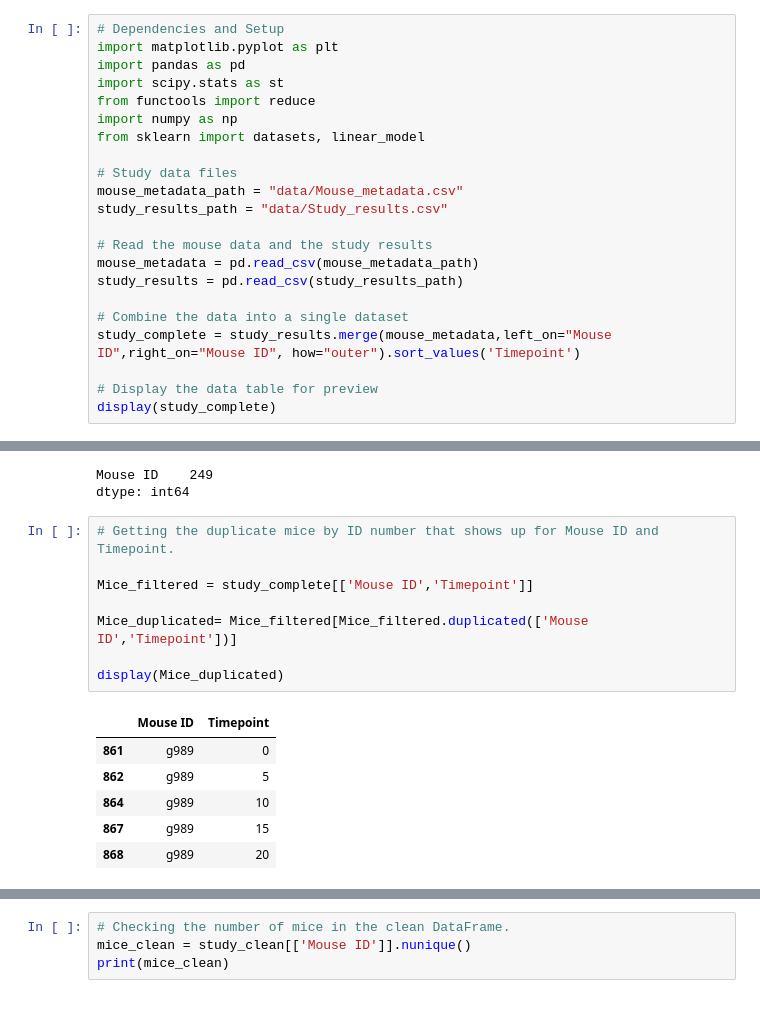
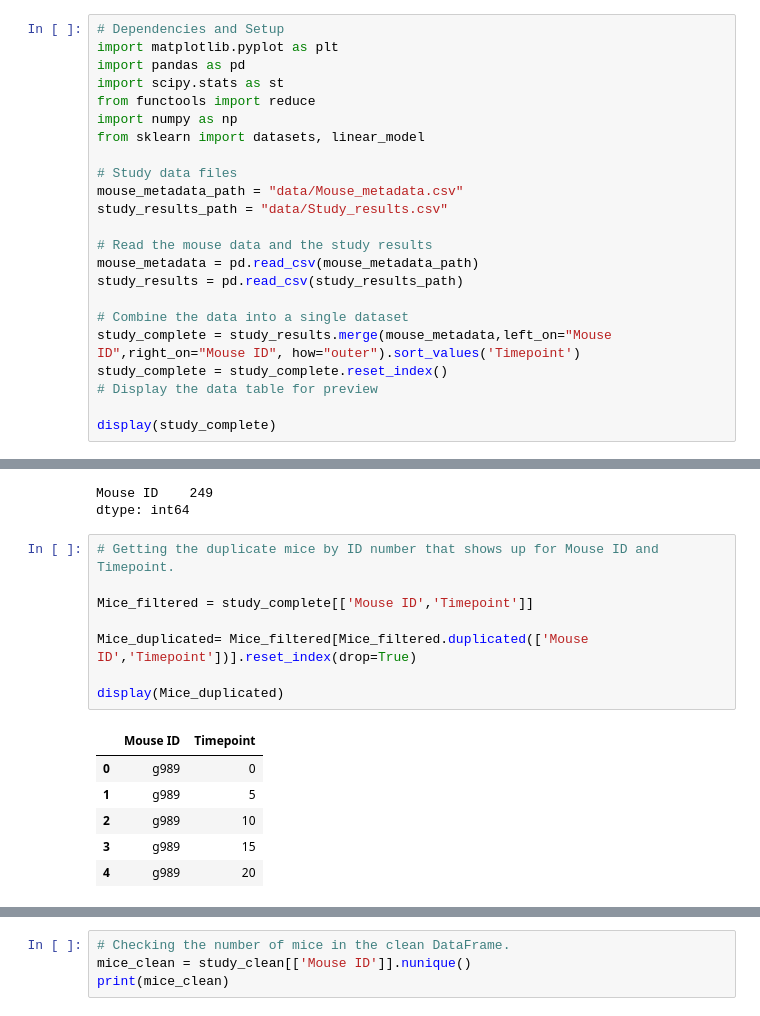
Before and after one commit to dave1407/matplotlib-challenge, a Jupyter notebook: Pymaceuticals/pymaceuticals_starter.ipynb, the cells around one changed output, grey strips where cells are left out. Cells and saved outputs as stored; diff of their text form.

```diff
--- a/Pymaceuticals/pymaceuticals_starter.ipynb
+++ b/Pymaceuticals/pymaceuticals_starter.ipynb
@@ -19,7 +29,8 @@ study_results = pd.read_csv(study_results_path)
 
 # Combine the data into a single dataset
 study_complete = study_results.merge(mouse_metadata,left_on="Mouse ID",right_on="Mouse ID", how="outer").sort_values('Timepoint')
+study_complete = study_complete.reset_index()
+# Display the data table for preview
 
-# Display the data table for preview
 display(study_complete)
 # %% [output]
@@ -48,18 +58,18 @@ dtype: int64
 # %%
 # Getting the duplicate mice by ID number that shows up for Mouse ID and Timepoint.
 
 Mice_filtered = study_complete[['Mouse ID','Timepoint']]
 
-Mice_duplicated= Mice_filtered[Mice_filtered.duplicated(['Mouse ID','Timepoint'])]
+Mice_duplicated= Mice_filtered[Mice_filtered.duplicated(['Mouse ID','Timepoint'])].reset_index(drop=True)
 
 display(Mice_duplicated)
 # %% [output]
 |  | Mouse ID | Timepoint |
-| 861 | g989 | 0 |
-| 862 | g989 | 5 |
-| 864 | g989 | 10 |
-| 867 | g989 | 15 |
-| 868 | g989 | 20 |
+| 0 | g989 | 0 |
+| 1 | g989 | 5 |
+| 2 | g989 | 10 |
+| 3 | g989 | 15 |
+| 4 | g989 | 20 |
 # %%
 # Optional: Get all the data for the duplicate mouse ID.
 
```
Also changed, not shown: parts of 6 cells of this notebook.
